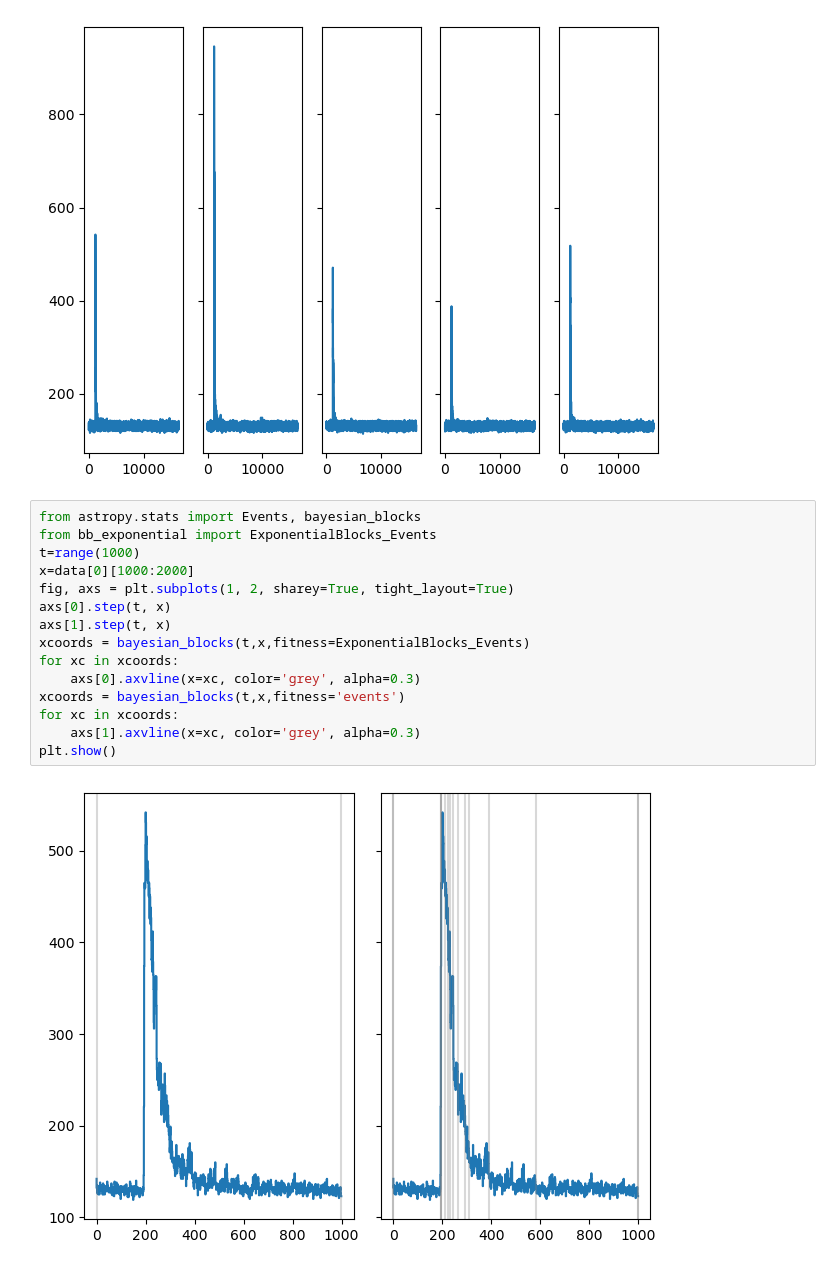
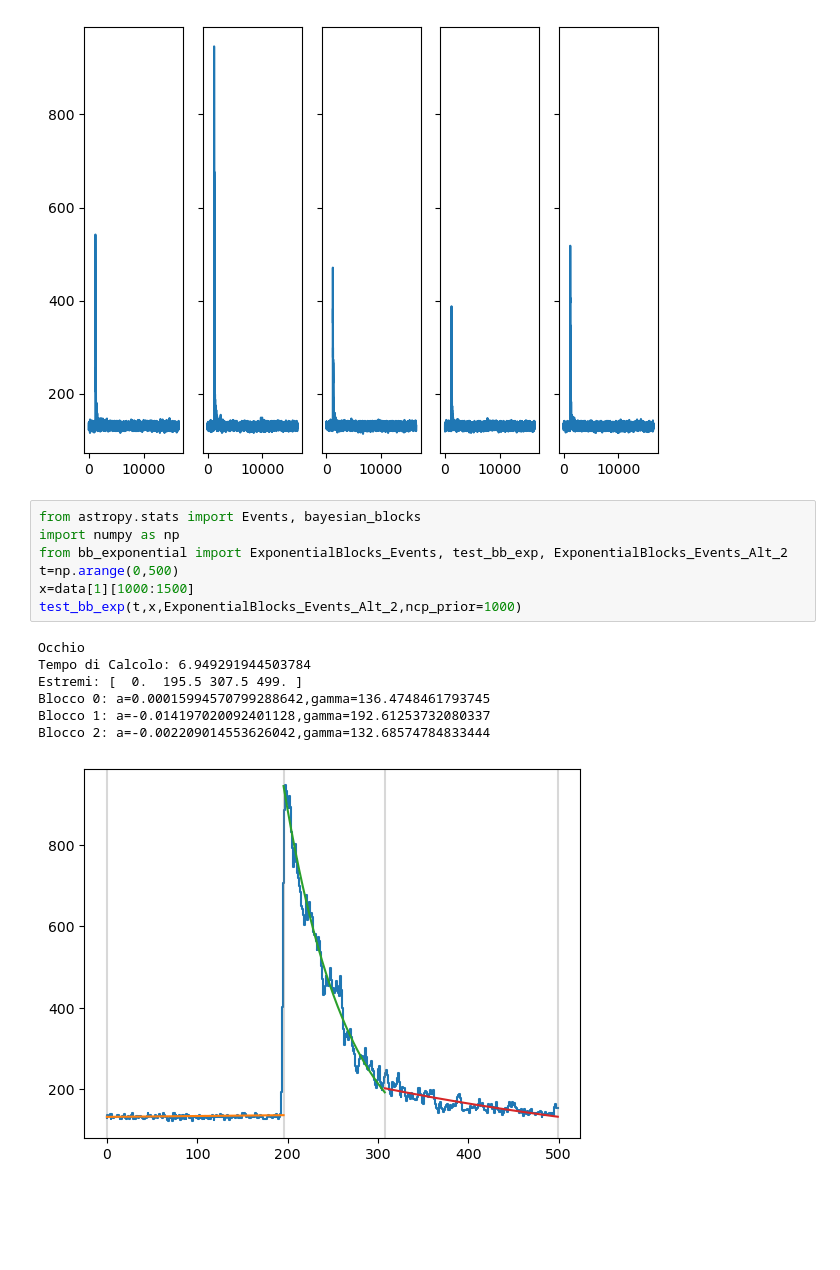
Before and after one commit to ASTRO-EDU/BBexponential, a Jupyter notebook: reader.ipynb, the cells around one changed output. Drawn from its saved outputs; the diff is of its cells as text; blank space fills up the shorter version.

Commit message:
added new class to solve the problem of subunitary exponentials

```diff
--- a/reader.ipynb
+++ b/reader.ipynb
@@ -56,21 +56,19 @@ for i in range(5):
 [figure]
 # %%
 from astropy.stats import Events, bayesian_blocks
-from bb_exponential import ExponentialBlocks_Events
-t=range(1000)
-x=data[0][1000:2000]
-fig, axs = plt.subplots(1, 2, sharey=True, tight_layout=True)
-axs[0].step(t, x)
-axs[1].step(t, x)
-xcoords = bayesian_blocks(t,x,fitness=ExponentialBlocks_Events)
-for xc in xcoords:
-    axs[0].axvline(x=xc, color='grey', alpha=0.3)
-xcoords = bayesian_blocks(t,x,fitness='events')
-for xc in xcoords:
-    axs[1].axvline(x=xc, color='grey', alpha=0.3)
-plt.show()
+import numpy as np
+from bb_exponential import ExponentialBlocks_Events, test_bb_exp, ExponentialBlocks_Events_Alt_2
+t=np.arange(0,500)
+x=data[1][1000:1500]
+test_bb_exp(t,x,ExponentialBlocks_Events_Alt_2,ncp_prior=1000)
 # %% [output]
+Occhio
+Tempo di Calcolo: 6.949291944503784
+Estremi: [  0.  195.5 307.5 499. ]
+Blocco 0: a=0.00015994570799288642,gamma=136.4748461793745
+Blocco 1: a=-0.014197020092401128,gamma=192.61253732080337
+Blocco 2: a=-0.002209014553626042,gamma=132.68574784833444
-[figure, old version]
+[figure, new version]
 # %%
 t=np.arange(0,15)
 x=np.floor(np.power(2,t))
```
Also changed, not shown: parts of 1 cell of this notebook, 3 other files.
